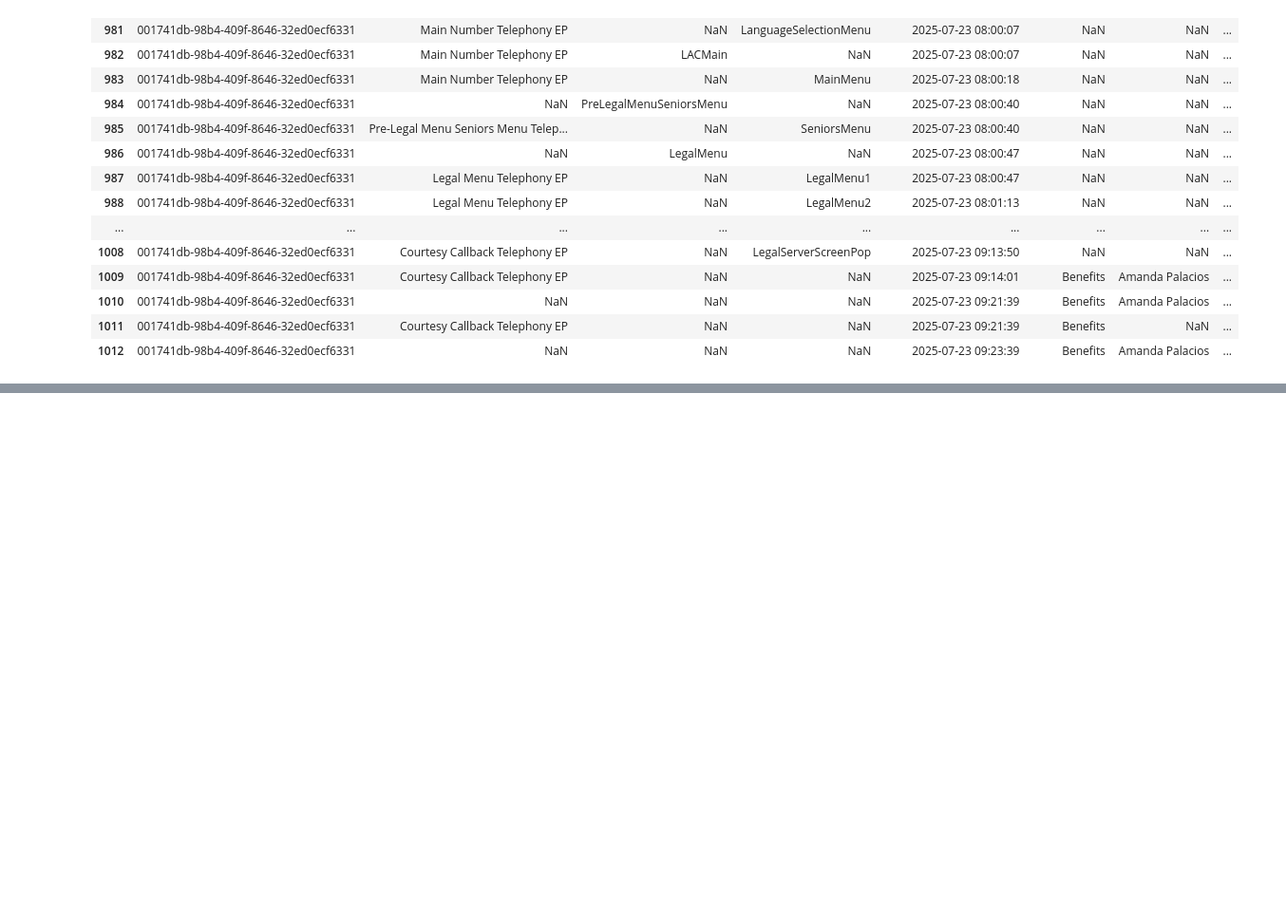
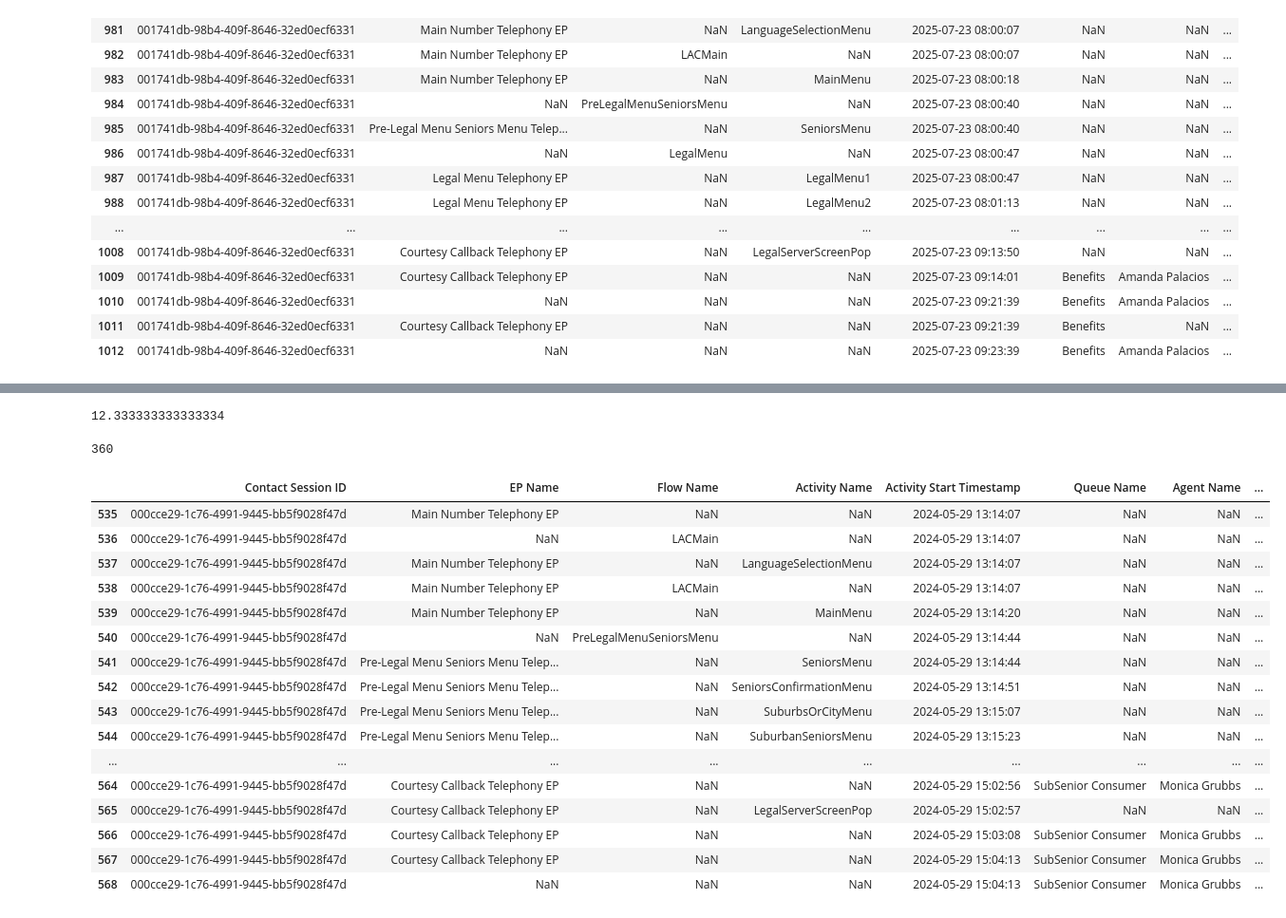
Before and after one commit to arvindkrishna87/STAT390_LegalAid_Fall2025, a Jupyter notebook: Internal work of Teams/Krish/CAR_data_import_code_and_EDA.ipynb, the cells around one changed output, grey strips where cells are left out. Shown at 95% size. Saved outputs shown, nothing was run; the diff lists cells and outputs as text; code cells hidden in the pictures; blank space fills up the shorter version.

```diff
--- a/Internal work of Teams/Krish/CAR_data_import_code_and_EDA.ipynb
+++ b/Internal work of Teams/Krish/CAR_data_import_code_and_EDA.ipynb
@@ -591,0 +746,8 @@ df_main_check.loc[df_main_check['Contact Session ID'] == '001741db-98b4-409f-864
+# %%
+740/60
+# %% [output]
+12.333333333333334
+# %%
+6*60
+# %% [output]
+360
@@ -591,0 +756,20 @@ df_main_check.loc[df_main_check['Contact Session ID'] == '001741db-98b4-409f-864
+# %%
+df_main_check.loc[df_main_check['Contact Session ID'] == '000cce29-1c76-4991-9445-bb5f9028f47d',:]
+# %% [output]
+|  | Contact Session ID | EP Name | Flow Name | Activity Name | Activity Start Timestamp | Queue Name | Agent Name | ... |
+| 535 | 000cce29-1c76-4991-9445-bb5f9028f47d | Main Number Telephony EP | NaN | NaN | 2024-05-29 13:14:07 | NaN | NaN | ... |
+| 536 | 000cce29-1c76-4991-9445-bb5f9028f47d | NaN | LACMain | NaN | 2024-05-29 13:14:07 | NaN | NaN | ... |
+| 537 | 000cce29-1c76-4991-9445-bb5f9028f47d | Main Number Telephony EP | NaN | LanguageSelectionMenu | 2024-05-29 13:14:07 | NaN | NaN | ... |
+| 538 | 000cce29-1c76-4991-9445-bb5f9028f47d | Main Number Telephony EP | LACMain | NaN | 2024-05-29 13:14:07 | NaN | NaN | ... |
+| 539 | 000cce29-1c76-4991-9445-bb5f9028f47d | Main Number Telephony EP | NaN | MainMenu | 2024-05-29 13:14:20 | NaN | NaN | ... |
+| 540 | 000cce29-1c76-4991-9445-bb5f9028f47d | NaN | PreLegalMenuSeniorsMenu | NaN | 2024-05-29 13:14:44 | NaN | NaN | ... |
+| 541 | 000cce29-1c76-4991-9445-bb5f9028f47d | Pre-Legal Menu Seniors Menu Telep... | NaN | SeniorsMenu | 2024-05-29 13:14:44 | NaN | NaN | ... |
+| 542 | 000cce29-1c76-4991-9445-bb5f9028f47d | Pre-Legal Menu Seniors Menu Telep... | NaN | SeniorsConfirmationMenu | 2024-05-29 13:14:51 | NaN | NaN | ... |
+| 543 | 000cce29-1c76-4991-9445-bb5f9028f47d | Pre-Legal Menu Seniors Menu Telep... | NaN | SuburbsOrCityMenu | 2024-05-29 13:15:07 | NaN | NaN | ... |
+| 544 | 000cce29-1c76-4991-9445-bb5f9028f47d | Pre-Legal Menu Seniors Menu Telep... | NaN | SuburbanSeniorsMenu | 2024-05-29 13:15:23 | NaN | NaN | ... |
+| ... | ... | ... | ... | ... | ... | ... | ... | ... |
+| 564 | 000cce29-1c76-4991-9445-bb5f9028f47d | Courtesy Callback Telephony EP | NaN | NaN | 2024-05-29 15:02:56 | SubSenior Consumer | Monica Grubbs | ... |
+| 565 | 000cce29-1c76-4991-9445-bb5f9028f47d | Courtesy Callback Telephony EP | NaN | LegalServerScreenPop | 2024-05-29 15:02:57 | NaN | NaN | ... |
+| 566 | 000cce29-1c76-4991-9445-bb5f9028f47d | Courtesy Callback Telephony EP | NaN | NaN | 2024-05-29 15:03:08 | SubSenior Consumer | Monica Grubbs | ... |
+| 567 | 000cce29-1c76-4991-9445-bb5f9028f47d | Courtesy Callback Telephony EP | NaN | NaN | 2024-05-29 15:04:13 | SubSenior Consumer | Monica Grubbs | ... |
+| 568 | 000cce29-1c76-4991-9445-bb5f9028f47d | NaN | NaN | NaN | 2024-05-29 15:04:13 | SubSenior Consumer | Monica Grubbs | ... |
```
Also changed, not shown: parts of 28 cells of this notebook, 4 other files.
